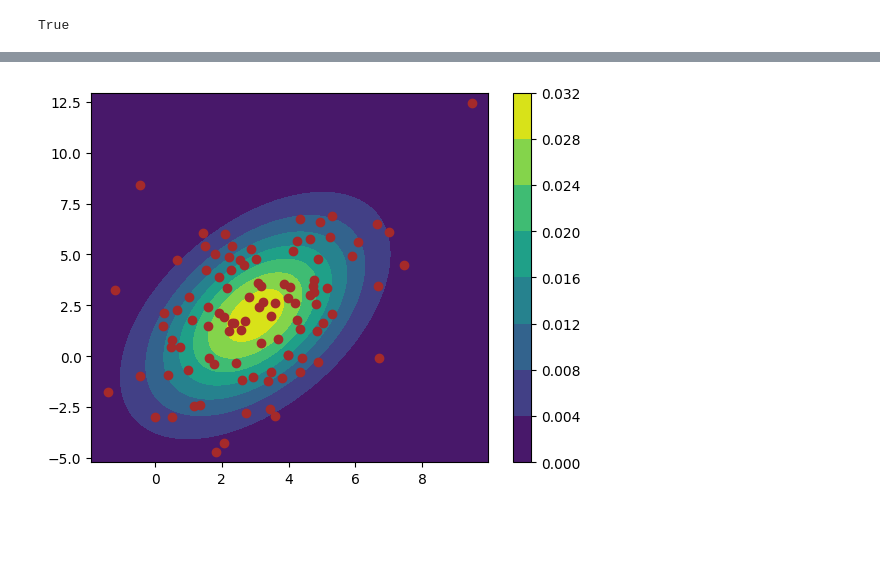
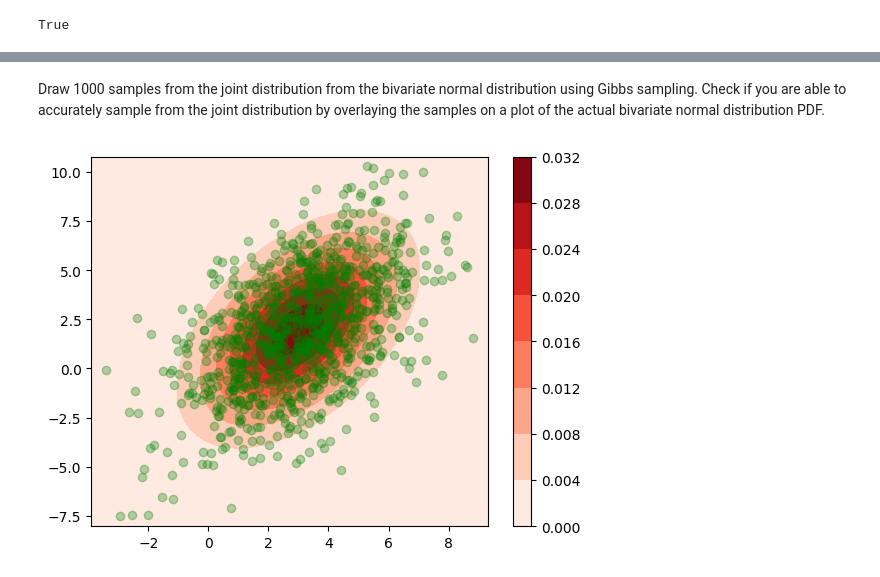
Before and after one commit to ShkalikovOleh/tud-sap, a Jupyter notebook: exercise 7/Exercise 7.ipynb, the cells around one changed output, grey strips where cells are left out. Drawn from its saved outputs; the diff is of its cells as text; code cells hidden in the pictures; blank space fills up the shorter version.

Commit message:
Add task desc, stat dist calc via linear system

```diff
--- a/exercise 7/Exercise 7.ipynb
+++ b/exercise 7/Exercise 7.ipynb
@@ -49,9 +128,12 @@ True
+# %% [markdown]
+Draw 1000 samples from the joint distribution from the bivariate normal distribution using
+Gibbs sampling. Check if you are able to accurately sample from the joint distribution
+by overlaying the samples on a plot of the actual bivariate normal distribution PDF.
 # %%
 def mcmc_gibbs(n, n_burn=0):
     result = np.empty((n, 2))
 
     xlast = np.empty(2)
-    xlast[0] = stats.norm.rvs(size=1, loc=3, scale=2)
     xlast[1] = stats.norm.rvs(size=1, loc=2, scale=3)
 
     for i in range(n_burn):
@@ -65,19 +147,19 @@ def mcmc_gibbs(n, n_burn=0):
 
     return result
 # %%
-samples = mcmc_gibbs(100, 10)
+samples = mcmc_gibbs(1000, 10)
 
 x1 = np.min(samples[:, 0]) - 0.5
 x2 = np.max(samples[:, 0]) + 0.5
 y1 = np.min(samples[:, 1]) - 0.5
 y2 = np.max(samples[:, 1]) + 0.5
 
 x, y = np.mgrid[x1:x2:.01, y1:y2:.01]
 points = np.dstack((x, y))
 density = stats.multivariate_normal.pdf(points, mean=np.array([3, 2]), cov=np.array([[4, 3], [3, 9]]))
-c = plt.contourf(x, y, density)
+c = plt.contourf(x, y, density, cmap='Reds')
 plt.colorbar(c)
 
-plt.scatter(samples[:, 0], samples[:, 1], color='brown');
+plt.scatter(samples[:, 0], samples[:, 1], color='green', alpha=0.3);
 # %% [output]
-[figure, old version]
+[figure, new version]
```
Also changed, not shown: parts of 14 cells of this notebook.
